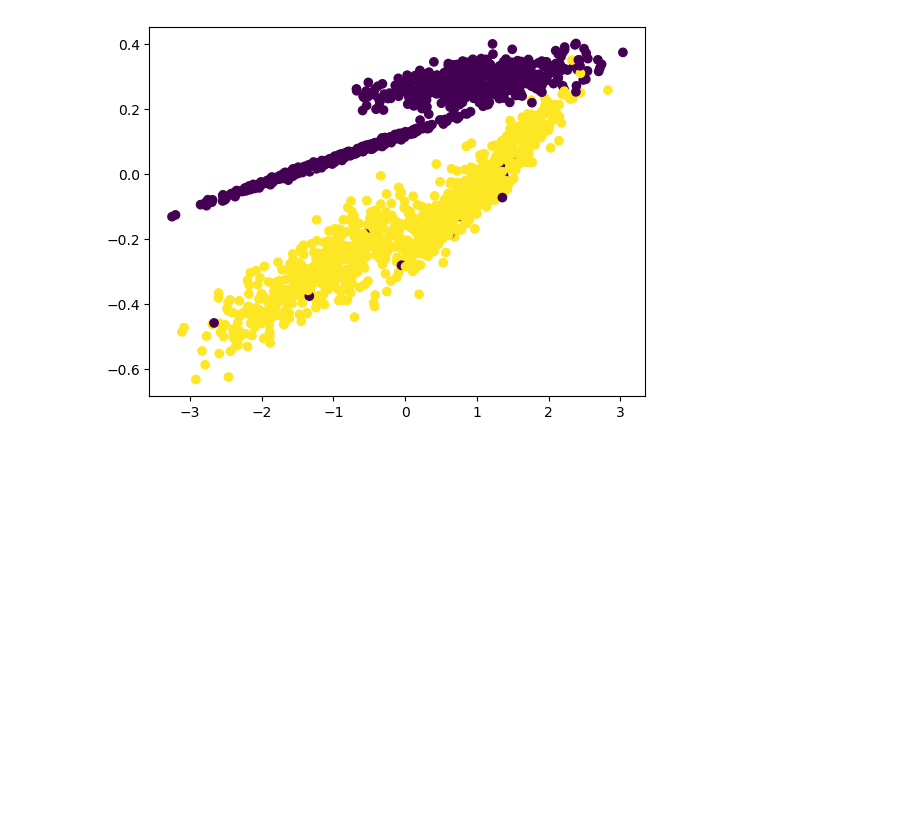
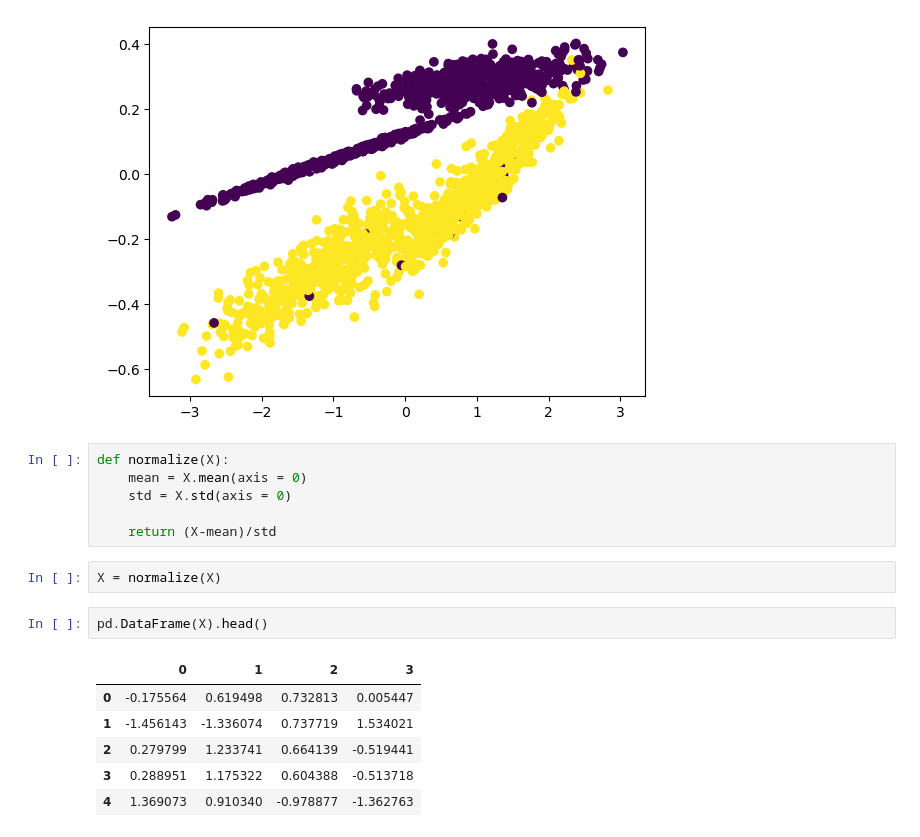
Before and after one commit to lavkushsingh31/ML-Practice-Exercises, a Jupyter notebook: Logistic Regression - Implementation.ipynb, the cells around one changed output. Drawn from its saved outputs; the diff is of its cells as text; blank space fills up the shorter version.

```diff
--- a/Logistic Regression - Implementation.ipynb
+++ b/Logistic Regression - Implementation.ipynb
@@ -40,3 +41,20 @@ scatter_plot(X[:,1:3], y)
 scatter_plot(X[:,2:4], y)
 # %% [output]
 [figure]
+# %%
+def normalize(X):
+    mean = X.mean(axis = 0)
+    std = X.std(axis = 0)
+
+    return (X-mean)/std
+# %%
+X = normalize(X)
+# %%
+pd.DataFrame(X).head()
+# %% [output]
+|  | 0 | 1 | 2 | 3 |
+| 0 | -0.175564 | 0.619498 | 0.732813 | 0.005447 |
+| 1 | -1.456143 | -1.336074 | 0.737719 | 1.534021 |
+| 2 | 0.279799 | 1.233741 | 0.664139 | -0.519441 |
+| 3 | 0.288951 | 1.175322 | 0.604388 | -0.513718 |
+| 4 | 1.369073 | 0.910340 | -0.978877 | -1.362763 |
```
Also changed, not shown: parts of 19 cells of this notebook.
